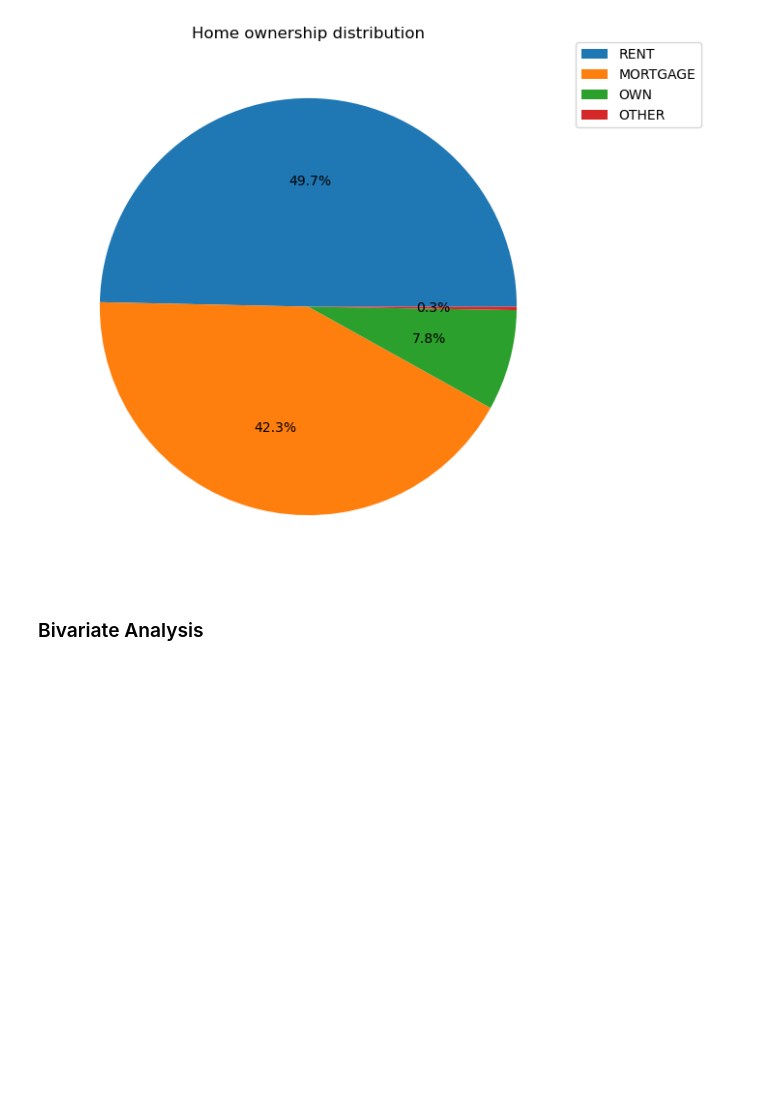
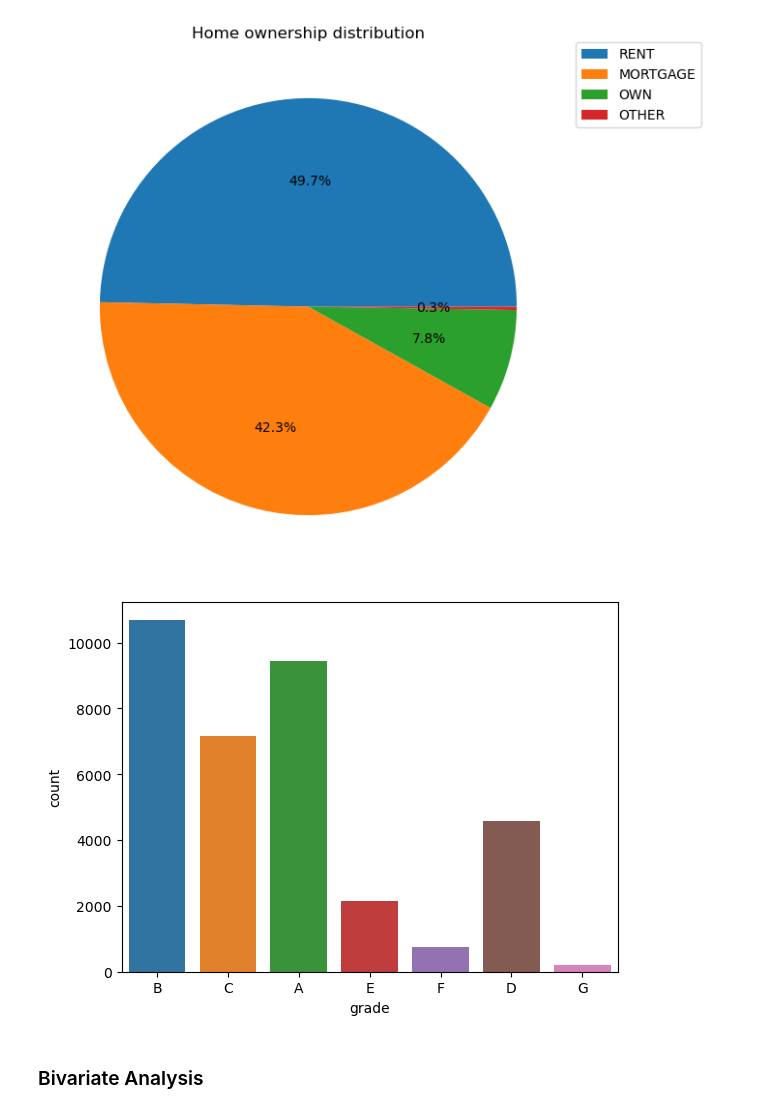
Before and after one commit to Aswani-ReddyKV/LendingClubCaseStudy, a Jupyter notebook: LendingClubCaseStudy.ipynb, the cells around one changed output. Saved outputs shown, nothing was run; the diff lists cells and outputs as text; code cells hidden in the pictures; blank space fills up the shorter version.

```diff
--- a/LendingClubCaseStudy.ipynb
+++ b/LendingClubCaseStudy.ipynb
@@ -377,6 +377,11 @@ pltAxes.legend(bbox_to_anchor=(1, 1.02), loc='upper left')
 plt.show()
 # %% [output]
 [figure]
+# %%
+sns.countplot(x ='grade', data = lendingDF)
+plt.show()
+# %% [output]
+[figure, added]
 # %% [markdown]
 ### Bivariate Analysis
 # %% [markdown]
```
Also changed, not shown: parts of 2 cells of this notebook.
